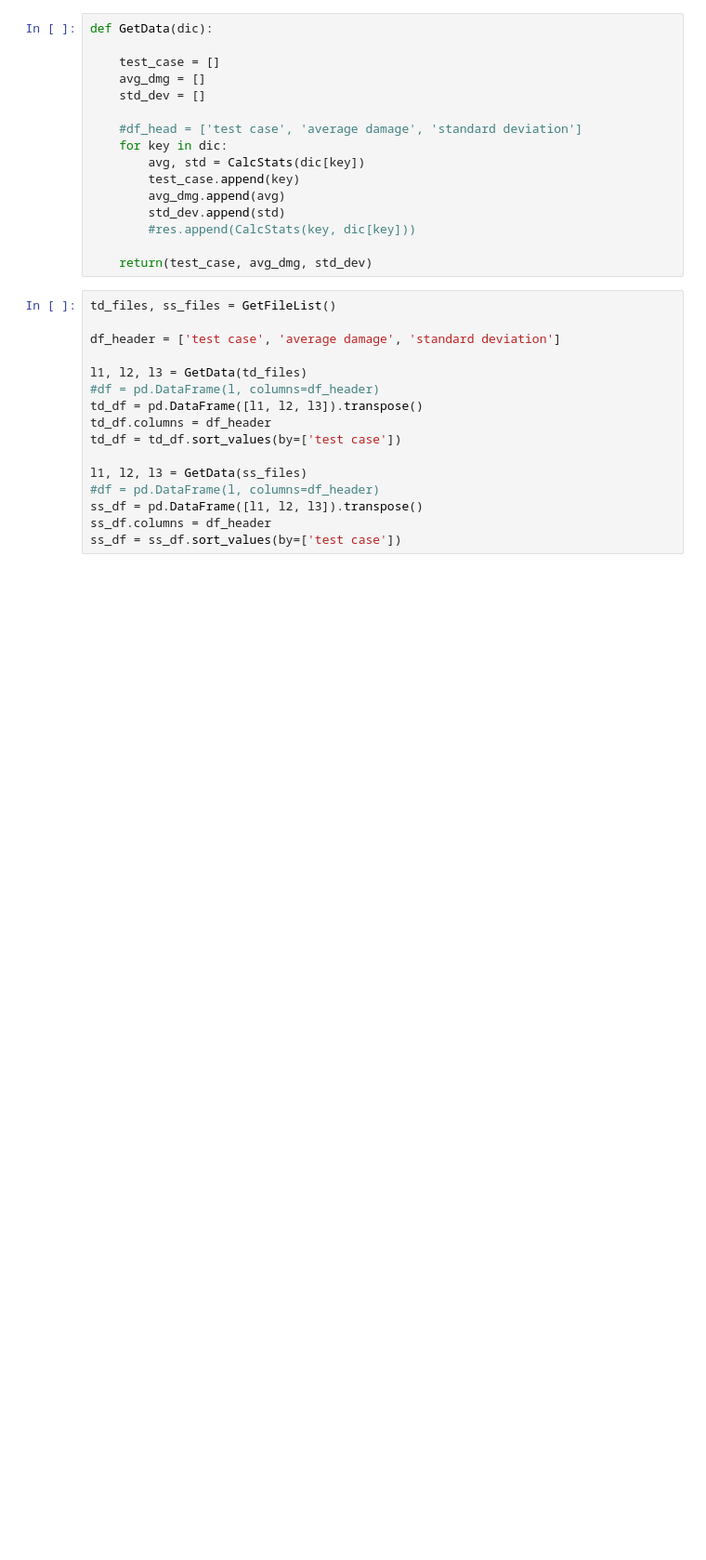
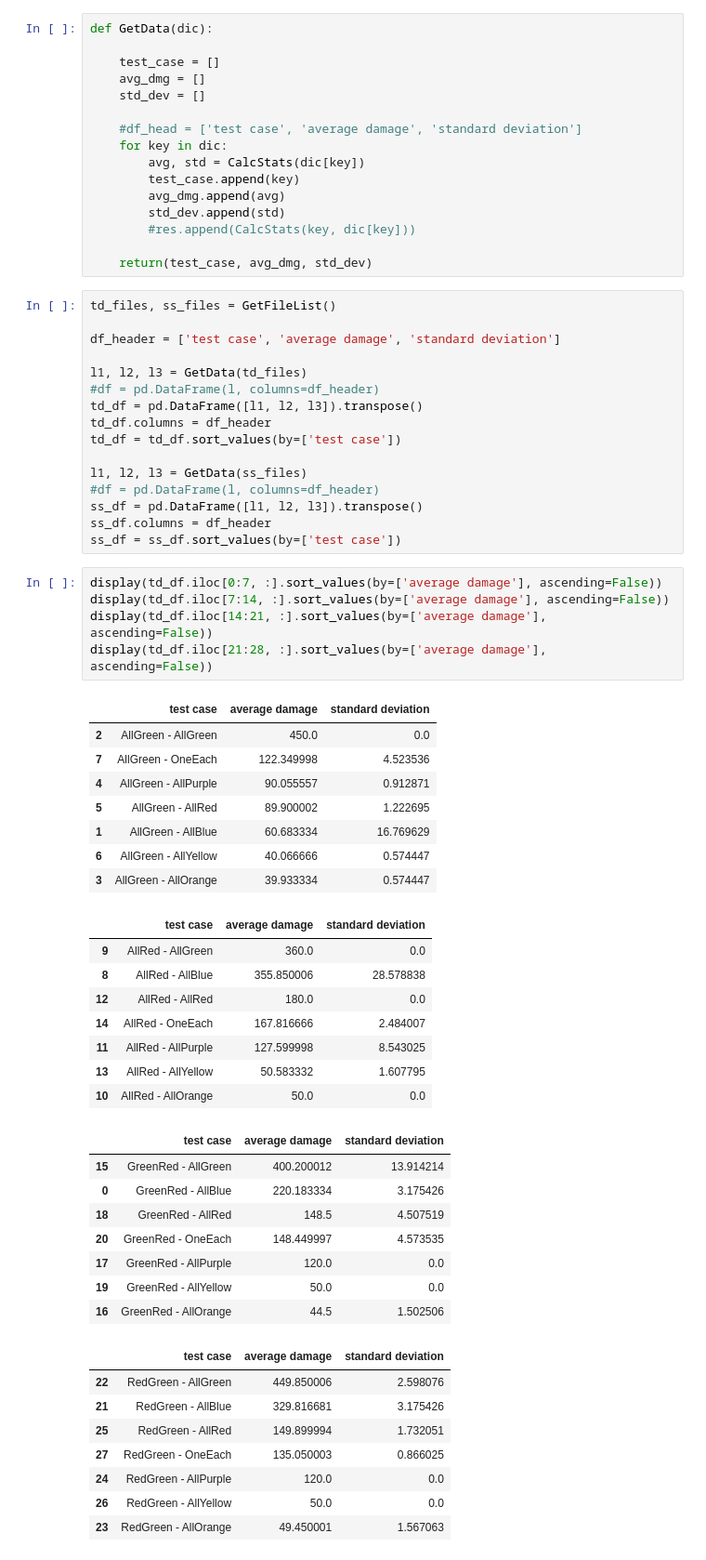
Before and after one commit to raktanaka/tcc-results, a Jupyter notebook: averages.ipynb, the cells around one changed output. Shown at 93% size. Drawn from its saved outputs; the diff is of its cells as text; blank space fills up the shorter version.

```diff
--- a/averages.ipynb
+++ b/averages.ipynb
@@ -105,3 +105,41 @@ l1, l2, l3 = GetData(ss_files)
 ss_df = pd.DataFrame([l1, l2, l3]).transpose()
 ss_df.columns = df_header
 ss_df = ss_df.sort_values(by=['test case'])
+# %%
+display(td_df.iloc[0:7, :].sort_values(by=['average damage'], ascending=False))
+display(td_df.iloc[7:14, :].sort_values(by=['average damage'], ascending=False))
+display(td_df.iloc[14:21, :].sort_values(by=['average damage'], ascending=False))
+display(td_df.iloc[21:28, :].sort_values(by=['average damage'], ascending=False))
+# %% [output]
+|  | test case | average damage | standard deviation |
+| 2 | AllGreen - AllGreen | 450.0 | 0.0 |
+| 7 | AllGreen - OneEach | 122.349998 | 4.523536 |
+| 4 | AllGreen - AllPurple | 90.055557 | 0.912871 |
+| 5 | AllGreen - AllRed | 89.900002 | 1.222695 |
+| 1 | AllGreen - AllBlue | 60.683334 | 16.769629 |
+| 6 | AllGreen - AllYellow | 40.066666 | 0.574447 |
+| 3 | AllGreen - AllOrange | 39.933334 | 0.574447 |
+|  | test case | average damage | standard deviation |
+| 9 | AllRed - AllGreen | 360.0 | 0.0 |
+| 8 | AllRed - AllBlue | 355.850006 | 28.578838 |
+| 12 | AllRed - AllRed | 180.0 | 0.0 |
+| 14 | AllRed - OneEach | 167.816666 | 2.484007 |
+| 11 | AllRed - AllPurple | 127.599998 | 8.543025 |
+| 13 | AllRed - AllYellow | 50.583332 | 1.607795 |
+| 10 | AllRed - AllOrange | 50.0 | 0.0 |
+|  | test case | average damage | standard deviation |
+| 15 | GreenRed - AllGreen | 400.200012 | 13.914214 |
+| 0 | GreenRed - AllBlue | 220.183334 | 3.175426 |
+| 18 | GreenRed - AllRed | 148.5 | 4.507519 |
+| 20 | GreenRed - OneEach | 148.449997 | 4.573535 |
+| 17 | GreenRed - AllPurple | 120.0 | 0.0 |
+| 19 | GreenRed - AllYellow | 50.0 | 0.0 |
+| 16 | GreenRed - AllOrange | 44.5 | 1.502506 |
+|  | test case | average damage | standard deviation |
+| 22 | RedGreen - AllGreen | 449.850006 | 2.598076 |
+| 21 | RedGreen - AllBlue | 329.816681 | 3.175426 |
+| 25 | RedGreen - AllRed | 149.899994 | 1.732051 |
+| 27 | RedGreen - OneEach | 135.050003 | 0.866025 |
+| 24 | RedGreen - AllPurple | 120.0 | 0.0 |
+| 26 | RedGreen - AllYellow | 50.0 | 0.0 |
+| 23 | RedGreen - AllOrange | 49.450001 | 1.567063 |
```
Also changed, not shown: parts of 3 cells of this notebook, 2 other files.
